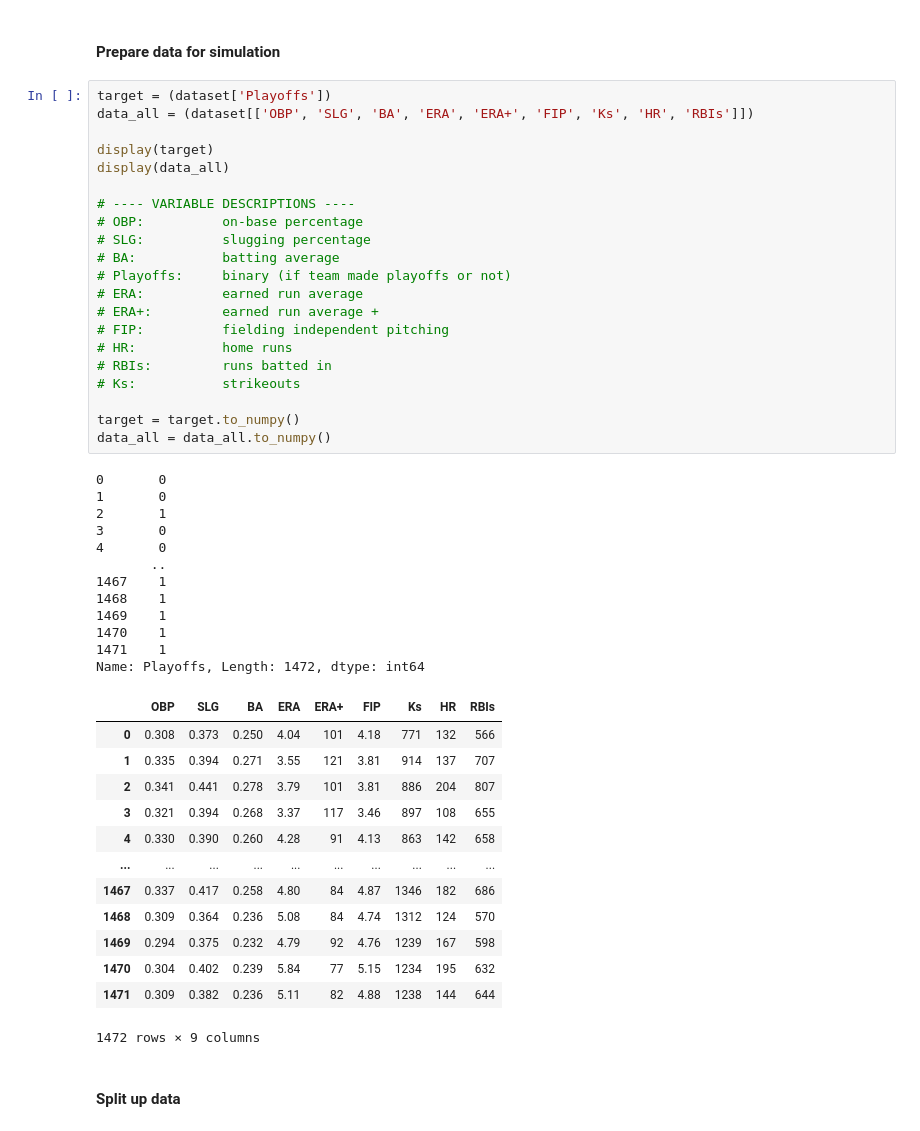
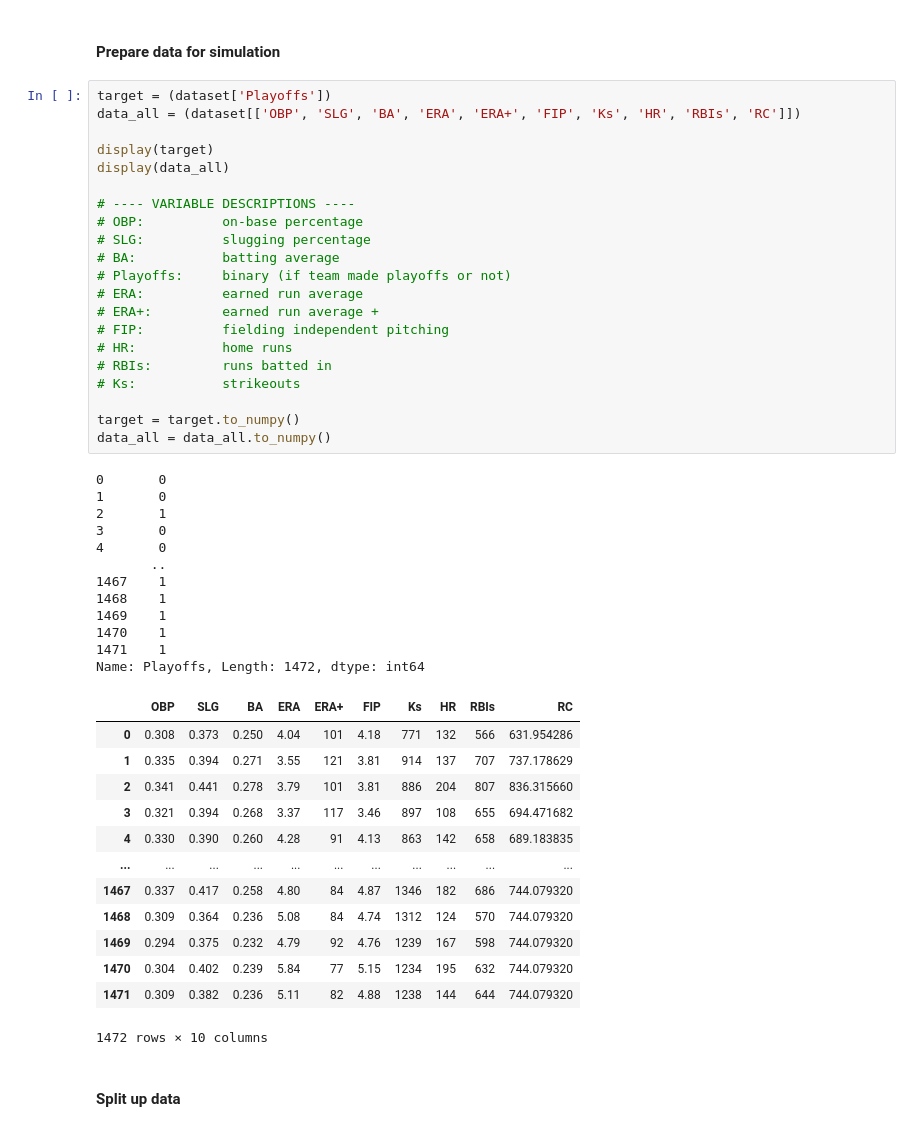
Before and after one commit to rohannakra/Moneyball-Data-Analysis, a Jupyter notebook: all_stats_simulation.ipynb, the cells around one changed output. Saved outputs shown, nothing was run; the diff lists cells and outputs as text.

```diff
--- a/all_stats_simulation.ipynb
+++ b/all_stats_simulation.ipynb
@@ -31,51 +33,51 @@ def scale_data(train, test=''):    # Also adding scaling function.
 #### Prepare data for simulation
 # %%
 target = (dataset['Playoffs'])
-data_all = (dataset[['OBP', 'SLG', 'BA', 'ERA', 'ERA+', 'FIP', 'Ks', 'HR', 'RBIs']])
+data_all = (dataset[['OBP', 'SLG', 'BA', 'ERA', 'ERA+', 'FIP', 'Ks', 'HR', 'RBIs', 'RC']])
 
 display(target)
 display(data_all)
 
 # ---- VARIABLE DESCRIPTIONS ----
 # OBP:          on-base percentage
 # SLG:          slugging percentage
 # BA:           batting average
 # Playoffs:     binary (if team made playoffs or not)
 # ERA:          earned run average
 # ERA+:         earned run average +
 # FIP:          fielding independent pitching
 # HR:           home runs
 # RBIs:         runs batted in
 # Ks:           strikeouts
 
 target = target.to_numpy()
 data_all = data_all.to_numpy()
 # %% [output]
 0       0
 1       0
 2       1
 3       0
 4       0
        ..
 1467    1
 1468    1
 1469    1
 1470    1
 1471    1
 Name: Playoffs, Length: 1472, dtype: int64
-|  | OBP | SLG | BA | ERA | ERA+ | FIP | Ks | HR | RBIs |
-| 0 | 0.308 | 0.373 | 0.250 | 4.04 | 101 | 4.18 | 771 | 132 | 566 |
-| 1 | 0.335 | 0.394 | 0.271 | 3.55 | 121 | 3.81 | 914 | 137 | 707 |
-| 2 | 0.341 | 0.441 | 0.278 | 3.79 | 101 | 3.81 | 886 | 204 | 807 |
-| 3 | 0.321 | 0.394 | 0.268 | 3.37 | 117 | 3.46 | 897 | 108 | 655 |
-| 4 | 0.330 | 0.390 | 0.260 | 4.28 | 91 | 4.13 | 863 | 142 | 658 |
-| ... | ... | ... | ... | ... | ... | ... | ... | ... | ... |
-| 1467 | 0.337 | 0.417 | 0.258 | 4.80 | 84 | 4.87 | 1346 | 182 | 686 |
-| 1468 | 0.309 | 0.364 | 0.236 | 5.08 | 84 | 4.74 | 1312 | 124 | 570 |
-| 1469 | 0.294 | 0.375 | 0.232 | 4.79 | 92 | 4.76 | 1239 | 167 | 598 |
-| 1470 | 0.304 | 0.402 | 0.239 | 5.84 | 77 | 5.15 | 1234 | 195 | 632 |
-| 1471 | 0.309 | 0.382 | 0.236 | 5.11 | 82 | 4.88 | 1238 | 144 | 644 |
+|  | OBP | SLG | BA | ERA | ERA+ | FIP | Ks | HR | RBIs | RC |
+| 0 | 0.308 | 0.373 | 0.250 | 4.04 | 101 | 4.18 | 771 | 132 | 566 | 631.954286 |
+| 1 | 0.335 | 0.394 | 0.271 | 3.55 | 121 | 3.81 | 914 | 137 | 707 | 737.178629 |
+| 2 | 0.341 | 0.441 | 0.278 | 3.79 | 101 | 3.81 | 886 | 204 | 807 | 836.315660 |
+| 3 | 0.321 | 0.394 | 0.268 | 3.37 | 117 | 3.46 | 897 | 108 | 655 | 694.471682 |
+| 4 | 0.330 | 0.390 | 0.260 | 4.28 | 91 | 4.13 | 863 | 142 | 658 | 689.183835 |
+| ... | ... | ... | ... | ... | ... | ... | ... | ... | ... | ... |
+| 1467 | 0.337 | 0.417 | 0.258 | 4.80 | 84 | 4.87 | 1346 | 182 | 686 | 744.079320 |
+| 1468 | 0.309 | 0.364 | 0.236 | 5.08 | 84 | 4.74 | 1312 | 124 | 570 | 744.079320 |
+| 1469 | 0.294 | 0.375 | 0.232 | 4.79 | 92 | 4.76 | 1239 | 167 | 598 | 744.079320 |
+| 1470 | 0.304 | 0.402 | 0.239 | 5.84 | 77 | 5.15 | 1234 | 195 | 632 | 744.079320 |
+| 1471 | 0.309 | 0.382 | 0.236 | 5.11 | 82 | 4.88 | 1238 | 144 | 644 | 744.079320 |
-1472 rows × 9 columns
+1472 rows × 10 columns
 # %% [markdown]
 #### Split up data
 # %%
```
Also changed, not shown: parts of 8 cells of this notebook, 5 other files.
